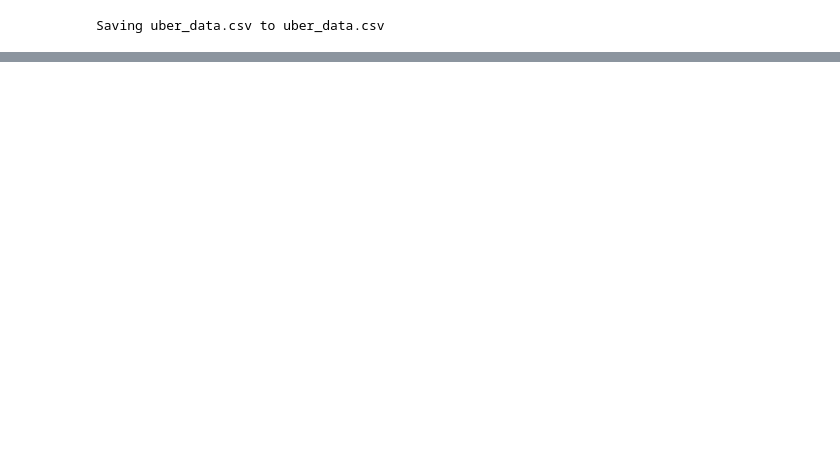
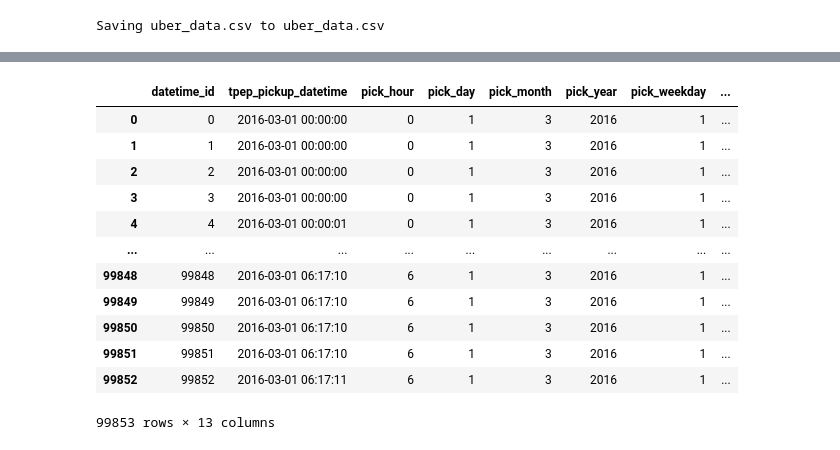
Before and after one commit to kaniyamudhan/uber-data-analytics, a Jupyter notebook: uber_data_analysis.ipynb, the cells around one changed output, grey strips where cells are left out. Drawn from its saved outputs; the diff is of its cells as text; code cells hidden in the pictures; blank space fills up the shorter version.

```diff
--- a/uber_data_analysis.ipynb
+++ b/uber_data_analysis.ipynb
@@ -48,0 +145,6 @@ plt.gca().spines[['top', 'right',]].set_visible(False)
+# %%
+#need in order
+datetime_dim = datetime_dim[['datetime_id', 'tpep_pickup_datetime', 'pick_hour', 'pick_day', 'pick_month', 'pick_year', 'pick_weekday',
+                             'tpep_dropoff_datetime', 'drop_hour', 'drop_day', 'drop_month', 'drop_year', 'drop_weekday']]
+datetime_dim
+datetime_dim.head(5)
@@ -48,0 +158,16 @@ plt.gca().spines[['top', 'right',]].set_visible(False)
+# %%
+datetime_dim
+# %% [output]
+|  | datetime_id | tpep_pickup_datetime | pick_hour | pick_day | pick_month | pick_year | pick_weekday | ... |
+| 0 | 0 | 2016-03-01 00:00:00 | 0 | 1 | 3 | 2016 | 1 | ... |
+| 1 | 1 | 2016-03-01 00:00:00 | 0 | 1 | 3 | 2016 | 1 | ... |
+| 2 | 2 | 2016-03-01 00:00:00 | 0 | 1 | 3 | 2016 | 1 | ... |
+| 3 | 3 | 2016-03-01 00:00:00 | 0 | 1 | 3 | 2016 | 1 | ... |
+| 4 | 4 | 2016-03-01 00:00:01 | 0 | 1 | 3 | 2016 | 1 | ... |
+| ... | ... | ... | ... | ... | ... | ... | ... | ... |
+| 99848 | 99848 | 2016-03-01 06:17:10 | 6 | 1 | 3 | 2016 | 1 | ... |
+| 99849 | 99849 | 2016-03-01 06:17:10 | 6 | 1 | 3 | 2016 | 1 | ... |
+| 99850 | 99850 | 2016-03-01 06:17:10 | 6 | 1 | 3 | 2016 | 1 | ... |
+| 99851 | 99851 | 2016-03-01 06:17:10 | 6 | 1 | 3 | 2016 | 1 | ... |
+| 99852 | 99852 | 2016-03-01 06:17:11 | 6 | 1 | 3 | 2016 | 1 | ... |
+99853 rows × 13 columns
```
Also changed, not shown: parts of 28 cells of this notebook.
